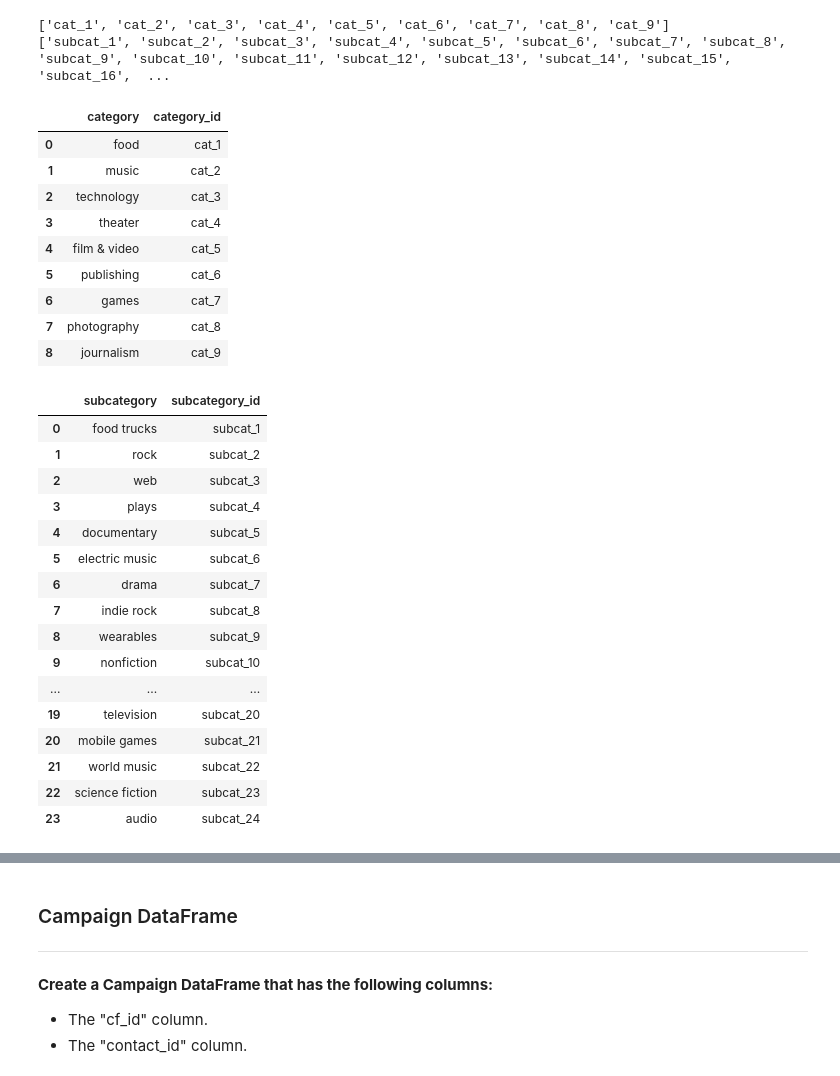
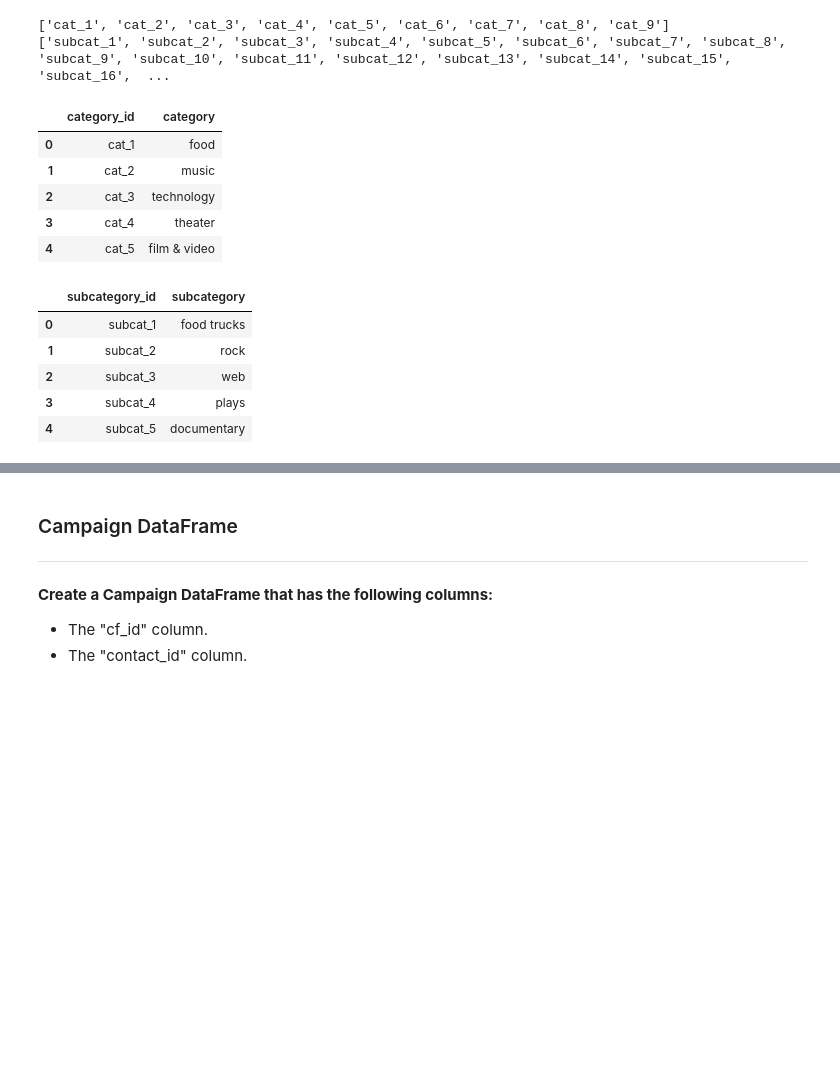
Before and after one commit to jf11235/Crowdfunding_ETL, a Jupyter notebook: Starter_Files/ETL_Mini_Project_Starter_Code.ipynb, the cells around one changed output, grey strips where cells are left out. Cells and saved outputs as stored; diff of their text form; code cells hidden in the pictures; blank space fills up the shorter version.

```diff
--- a/Starter_Files/ETL_Mini_Project_Starter_Code.ipynb
+++ b/Starter_Files/ETL_Mini_Project_Starter_Code.ipynb
@@ -134,36 +134,25 @@ subcategory_df = subcategory_df.reset_index()
 # Rename the columns of the category_df and subcategory_df DataFrames.
 category_df = category_df.rename(columns={'index':'category', 0:'category_id'})
 subcategory_df = subcategory_df.rename(columns={'index':'subcategory', 0:'subcategory_id'})
+# %%
+#changing the order of the columns
+category_df = category_df[['category_id', 'category']]
+subcategory_df = subcategory_df[['subcategory_id', 'subcategory']]
 # %%
-category_df
+category_df.head()
 # %% [output]
-|  | category | category_id |
-| 0 | food | cat_1 |
-| 1 | music | cat_2 |
-| 2 | technology | cat_3 |
-| 3 | theater | cat_4 |
-| 4 | film & video | cat_5 |
-| 5 | publishing | cat_6 |
-| 6 | games | cat_7 |
-| 7 | photography | cat_8 |
-| 8 | journalism | cat_9 |
+|  | category_id | category |
+| 0 | cat_1 | food |
+| 1 | cat_2 | music |
+| 2 | cat_3 | technology |
+| 3 | cat_4 | theater |
+| 4 | cat_5 | film & video |
 # %%
-subcategory_df
+subcategory_df.head()
 # %% [output]
-|  | subcategory | subcategory_id |
-| 0 | food trucks | subcat_1 |
-| 1 | rock | subcat_2 |
-| 2 | web | subcat_3 |
-| 3 | plays | subcat_4 |
-| 4 | documentary | subcat_5 |
-| 5 | electric music | subcat_6 |
-| 6 | drama | subcat_7 |
-| 7 | indie rock | subcat_8 |
-| 8 | wearables | subcat_9 |
-| 9 | nonfiction | subcat_10 |
-| ... | ... | ... |
-| 19 | television | subcat_20 |
-| 20 | mobile games | subcat_21 |
-| 21 | world music | subcat_22 |
-| 22 | science fiction | subcat_23 |
-| 23 | audio | subcat_24 |
+|  | subcategory_id | subcategory |
+| 0 | subcat_1 | food trucks |
+| 1 | subcat_2 | rock |
+| 2 | subcat_3 | web |
+| 3 | subcat_4 | plays |
+| 4 | subcat_5 | documentary |
```
Also changed, not shown: parts of 30 cells of this notebook, 2 other files.
